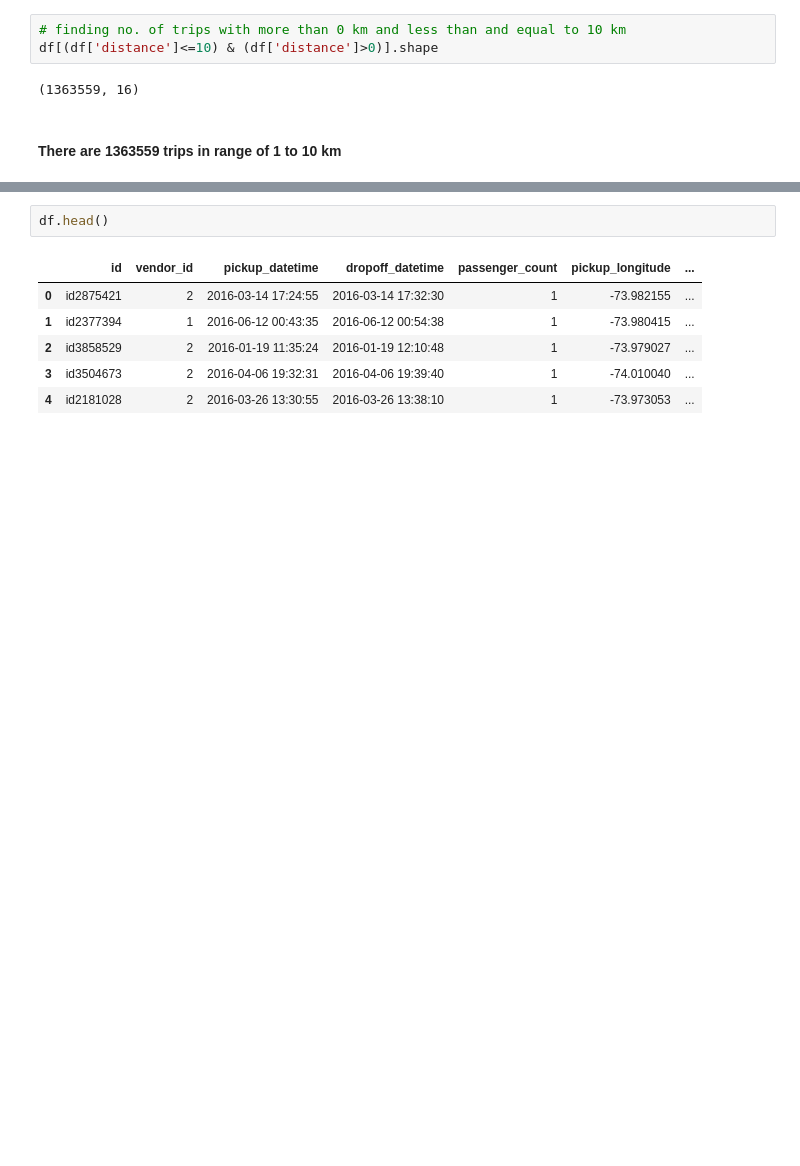
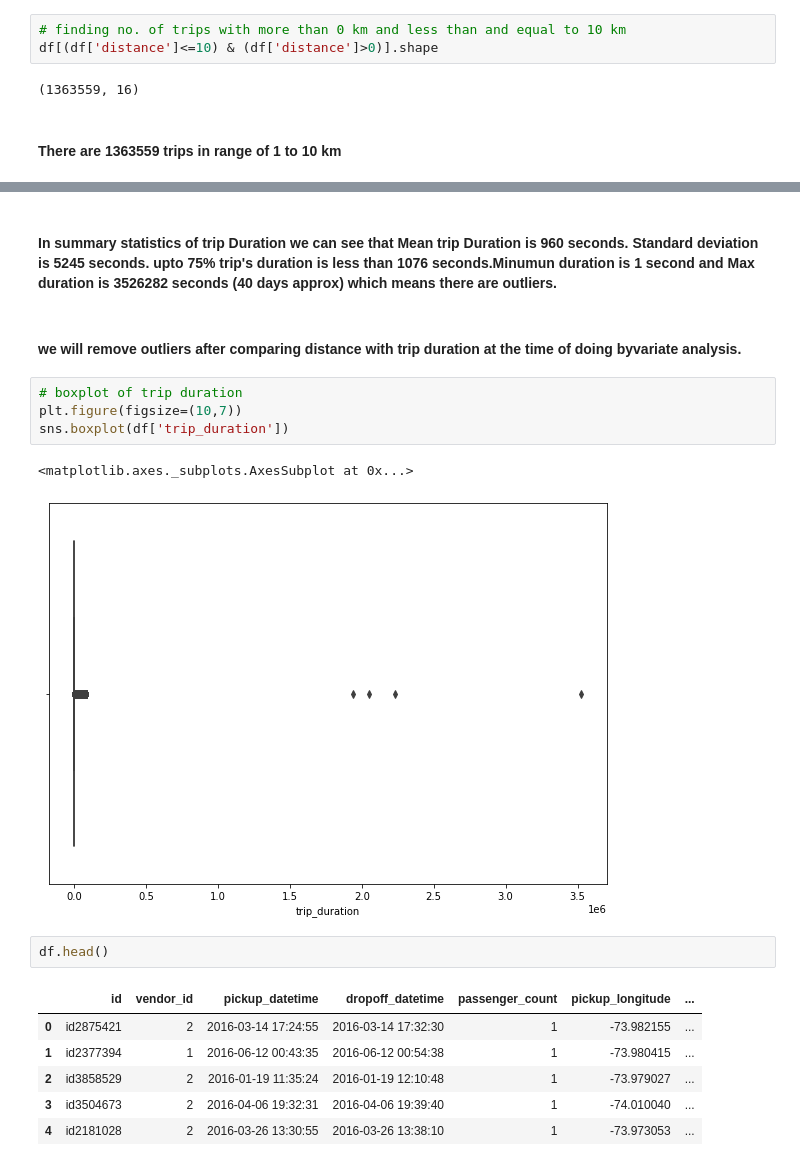
Before and after one commit to Kishan459/NYC-Taxi-Trip-Time_prediction, a Jupyter notebook: NYC_Taxi_Trip_Time_Prediction_Capstone_Project.ipynb, the cells around one changed output, grey strips where cells are left out. Drawn from its saved outputs; the diff is of its cells as text; blank space fills up the shorter version.

```diff
--- a/NYC_Taxi_Trip_Time_Prediction_Capstone_Project.ipynb
+++ b/NYC_Taxi_Trip_Time_Prediction_Capstone_Project.ipynb
@@ -421,3 +442,14 @@ sns.boxplot(df['distance'])
+# %% [markdown]
+#### In summary statistics of trip Duration we can see that Mean trip Duration is 960 seconds. Standard deviation is 5245 seconds. upto 75% trip's duration is less than 1076 seconds.Minumun duration is 1 second and Max duration is 3526282 seconds (40 days approx) which means there are outliers.
+# %% [markdown]
+#### we will remove outliers after comparing distance with trip duration at the time of doing byvariate analysis.
+# %%
+# boxplot of trip duration
+plt.figure(figsize=(10,7))
+sns.boxplot(df['trip_duration'])
+# %% [output]
+<matplotlib.axes._subplots.AxesSubplot at 0x...>
+[figure, added]
 # %%
 df.head()
 # %% [output]
```
Also changed, not shown: parts of 10 cells of this notebook.
